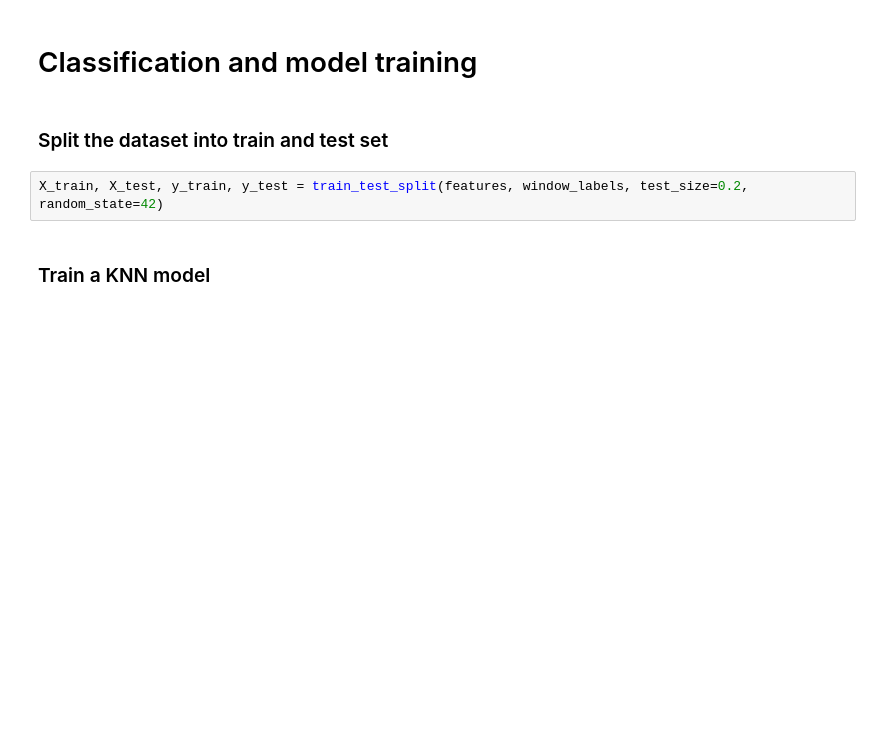
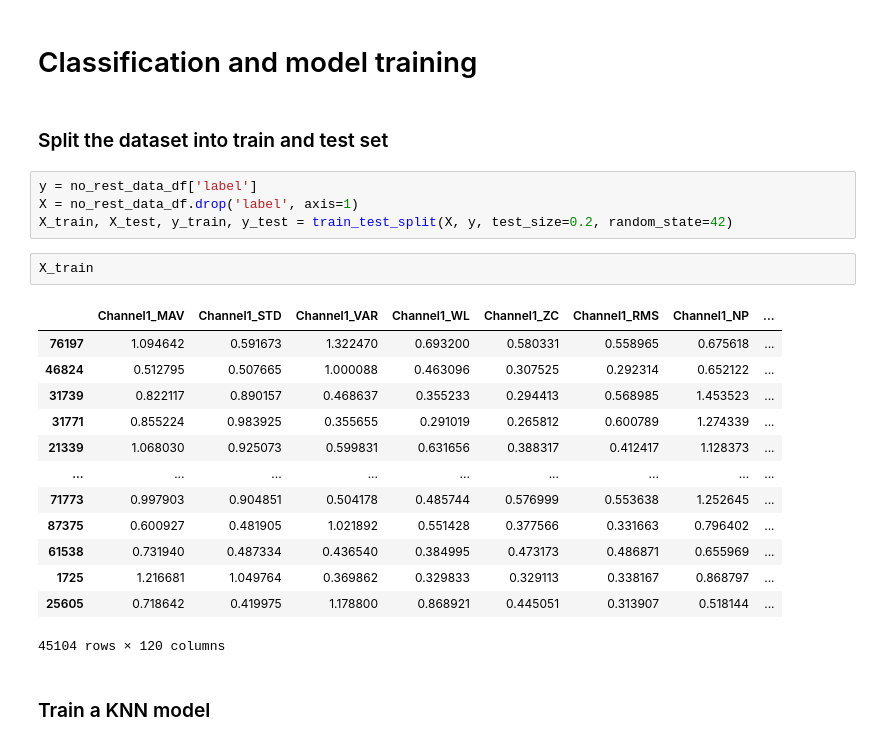
Before and after one commit to MOH-Shafizadegan/Hand_Gesture_Classification, a Jupyter notebook: Code/BME_Proj.ipynb, the cells around one changed output. Drawn from its saved outputs; the diff is of its cells as text; blank space fills up the shorter version.

```diff
--- a/Code/BME_Proj.ipynb
+++ b/Code/BME_Proj.ipynb
@@ -313,7 +343,25 @@ features = calculate_features_for_windows(signal_windows)
 # %% [markdown]
 ### Split the dataset into train and test set
 # %%
-X_train, X_test, y_train, y_test = train_test_split(features, window_labels, test_size=0.2, random_state=42)
+y = no_rest_data_df['label']
+X = no_rest_data_df.drop('label', axis=1)
+X_train, X_test, y_train, y_test = train_test_split(X, y, test_size=0.2, random_state=42)
+# %%
+X_train
+# %% [output]
+|  | Channel1_MAV | Channel1_STD | Channel1_VAR | Channel1_WL | Channel1_ZC | Channel1_RMS | Channel1_NP | ... |
+| 76197 | 1.094642 | 0.591673 | 1.322470 | 0.693200 | 0.580331 | 0.558965 | 0.675618 | ... |
+| 46824 | 0.512795 | 0.507665 | 1.000088 | 0.463096 | 0.307525 | 0.292314 | 0.652122 | ... |
+| 31739 | 0.822117 | 0.890157 | 0.468637 | 0.355233 | 0.294413 | 0.568985 | 1.453523 | ... |
+| 31771 | 0.855224 | 0.983925 | 0.355655 | 0.291019 | 0.265812 | 0.600789 | 1.274339 | ... |
+| 21339 | 1.068030 | 0.925073 | 0.599831 | 0.631656 | 0.388317 | 0.412417 | 1.128373 | ... |
+| ... | ... | ... | ... | ... | ... | ... | ... | ... |
+| 71773 | 0.997903 | 0.904851 | 0.504178 | 0.485744 | 0.576999 | 0.553638 | 1.252645 | ... |
+| 87375 | 0.600927 | 0.481905 | 1.021892 | 0.551428 | 0.377566 | 0.331663 | 0.796402 | ... |
+| 61538 | 0.731940 | 0.487334 | 0.436540 | 0.384995 | 0.473173 | 0.486871 | 0.655969 | ... |
+| 1725 | 1.216681 | 1.049764 | 0.369862 | 0.329833 | 0.329113 | 0.338167 | 0.868797 | ... |
+| 25605 | 0.718642 | 0.419975 | 1.178800 | 0.868921 | 0.445051 | 0.313907 | 0.518144 | ... |
+45104 rows × 120 columns
 # %% [markdown]
 ### Train a KNN model
 # %%
```
Also changed, not shown: parts of 10 cells of this notebook.
